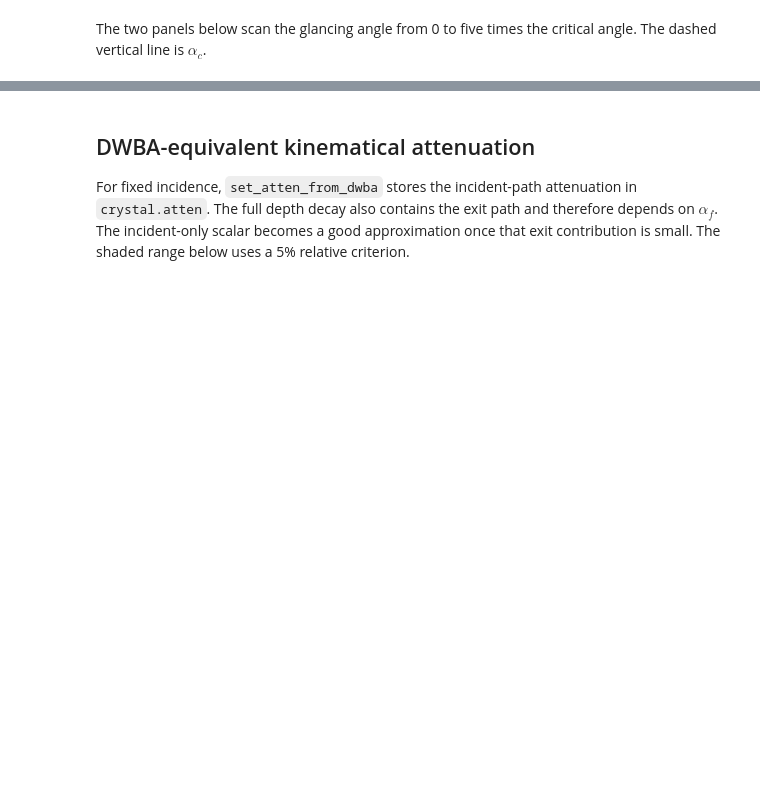
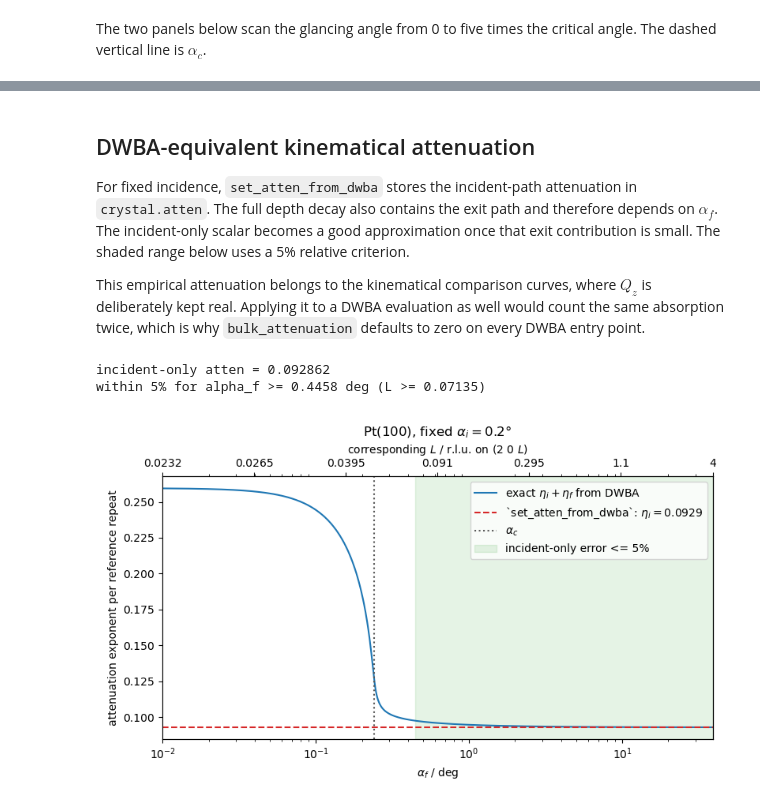
Before and after one commit to tifuchs/orGUI, a Jupyter notebook: examples/CTR/pt100_dwba_ctr_example.ipynb, the cells around one changed output, grey strips where cells are left out. Saved outputs shown, nothing was run; the diff lists cells and outputs as text; code cells hidden in the pictures; blank space fills up the shorter version.

```diff
--- a/examples/CTR/pt100_dwba_ctr_example.ipynb
+++ b/examples/CTR/pt100_dwba_ctr_example.ipynb
@@ -400,6 +579,11 @@ attenuation in `crystal.atten`. The full depth decay also contains the
 exit path and therefore depends on $\alpha_f$. The incident-only scalar
 becomes a good approximation once that exit contribution is small. The
 shaded range below uses a 5% relative criterion.
+
+This empirical attenuation belongs to the kinematical comparison
+curves, where $Q_z$ is deliberately kept real. Applying it to a DWBA
+evaluation as well would count the same absorption twice, which is why
+`bulk_attenuation` defaults to zero on every DWBA entry point.
 # %%
 alpha_f_attenuation = np.geomspace(
     np.deg2rad(0.01), alpha_f_r[-1], 800
@@ -408,9 +592,9 @@ atten_plateau = CTRutil.set_atten_from_dwba(crystal, alpha_i_fixed)
 atten_exact = CTRutil.attenuation_from_dwba(
     crystal, alpha_i_fixed, alpha_f_attenuation
 )
-L_attenuation = crystal.l_from_glancing_angles(
+L_attenuation = crystal.dwba.prepare_from_glancing(
     2.0, 0.0, alpha_i_fixed, alpha_f_attenuation
-)
+).hkl[2]
 relative_exit_attenuation = (atten_exact - atten_plateau) / atten_plateau
 good_approximation = relative_exit_attenuation <= 0.05
 first_good = np.flatnonzero(good_approximation)[0]
@@ -433,32 +617,36 @@ axes.axvline(
 )
 axes.axvspan(
     np.rad2deg(alpha_f_good), alpha_f_degrees[-1],
     color="C2", alpha=0.12, label="incident-only error <= 5%",
 )
 axes.set_xlabel(r"$\alpha_f$ / deg")
 axes.set_ylabel("attenuation exponent per reference repeat")
 axes.set_xlim(alpha_f_degrees[0], alpha_f_degrees[-1])
 axes.set_title(
     rf"Pt(100), fixed $\alpha_i={NONSPECULAR_ALPHA_I_DEG:g}\degree$"
 )
 axes.legend()
 
 L_axis = axes.twiny()
 L_axis.set_xscale(axes.get_xscale())
 L_axis.set_xlim(axes.get_xlim())
 angle_ticks = np.geomspace(
     alpha_f_attenuation[0], alpha_f_attenuation[-1], 7
 )
-L_ticks = crystal.l_from_glancing_angles(
+L_ticks = crystal.dwba.prepare_from_glancing(
     2.0, 0.0, alpha_i_fixed, angle_ticks
-)
+).hkl[2]
 L_axis.set_xticks(np.rad2deg(angle_ticks))
 L_axis.set_xticklabels([f"{value:.3g}" for value in L_ticks])
 L_axis.set_xlabel(r"corresponding $L$ / r.l.u. on $(2\ 0\ L)$")
 figure.tight_layout()
 
 print(
     f"incident-only atten = {atten_plateau:.6f}\n"
     f"within 5% for alpha_f >= {np.rad2deg(alpha_f_good):.4f} deg "
     f"(L >= {L_good:.5f})"
 )
+# %% [output]
+incident-only atten = 0.092862
+within 5% for alpha_f >= 0.4458 deg (L >= 0.07135)
+[figure, added]
```
Also changed, not shown: parts of 20 cells of this notebook, 6 other files.
